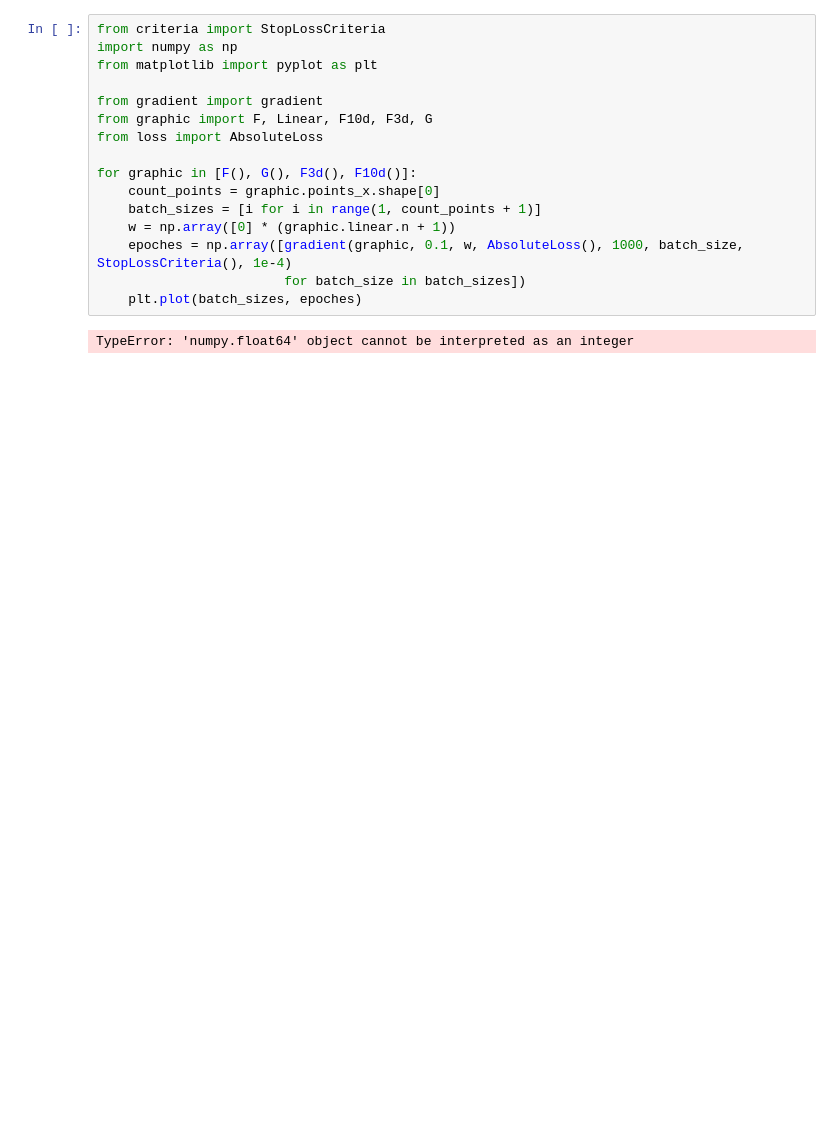
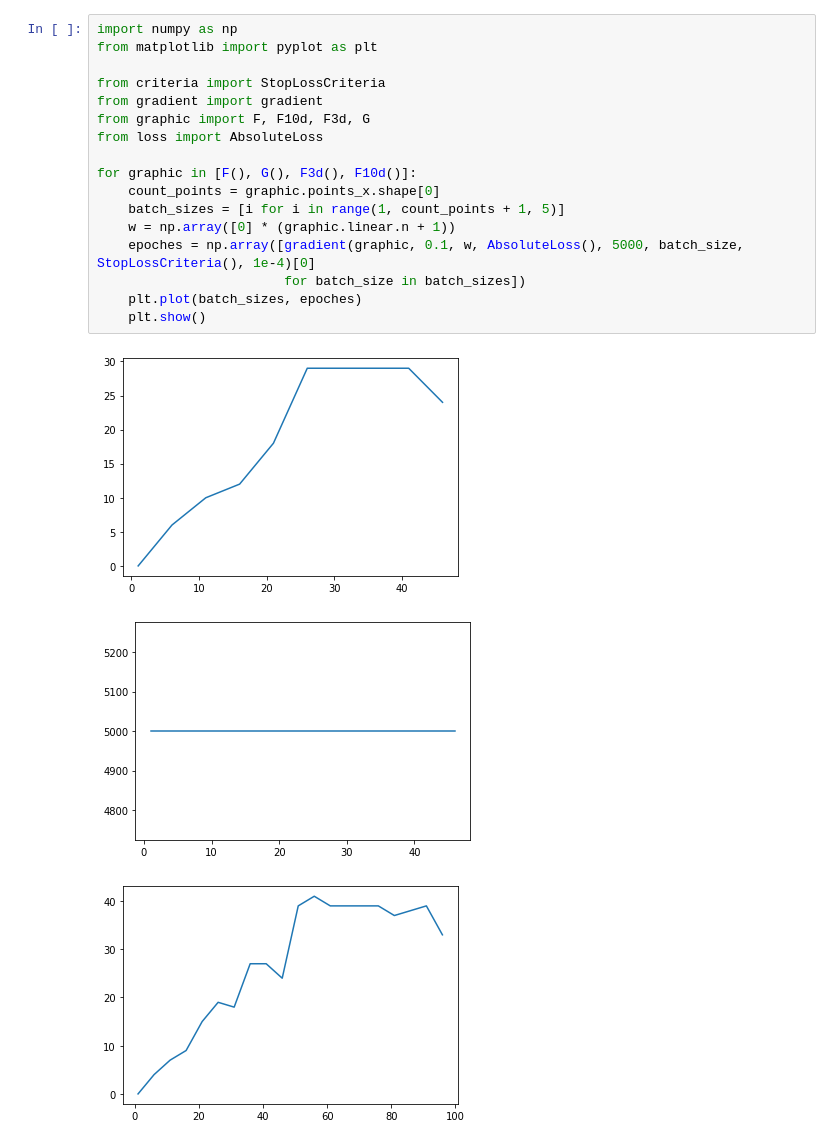
Before and after one commit to alexanderlvarfolomeev/meth-opt-2, a Jupyter notebook: kuznetsov.ipynb, the cells around one changed output. Cells and saved outputs as stored; diff of their text form; blank space fills up the shorter version.

```diff
--- a/kuznetsov.ipynb
+++ b/kuznetsov.ipynb
@@ -1,18 +1,21 @@
 # %%
-from criteria import StopLossCriteria
 import numpy as np
 from matplotlib import pyplot as plt
 
+from criteria import StopLossCriteria
 from gradient import gradient
-from graphic import F, Linear, F10d, F3d, G
+from graphic import F, F10d, F3d, G
 from loss import AbsoluteLoss
 
 for graphic in [F(), G(), F3d(), F10d()]:
     count_points = graphic.points_x.shape[0]
-    batch_sizes = [i for i in range(1, count_points + 1)]
+    batch_sizes = [i for i in range(1, count_points + 1, 5)]
     w = np.array([0] * (graphic.linear.n + 1))
-    epoches = np.array([gradient(graphic, 0.1, w, AbsoluteLoss(), 1000, batch_size, StopLossCriteria(), 1e-4)
+    epoches = np.array([gradient(graphic, 0.1, w, AbsoluteLoss(), 5000, batch_size, StopLossCriteria(), 1e-4)[0]
                         for batch_size in batch_sizes])
     plt.plot(batch_sizes, epoches)
+    plt.show()
 # %% [output]
-TypeError: 'numpy.float64' object cannot be interpreted as an integer
+[figure, added]
+[figure, added]
+[figure, added]
```
Also changed, not shown: parts of 1 cell of this notebook, 2 other files.
